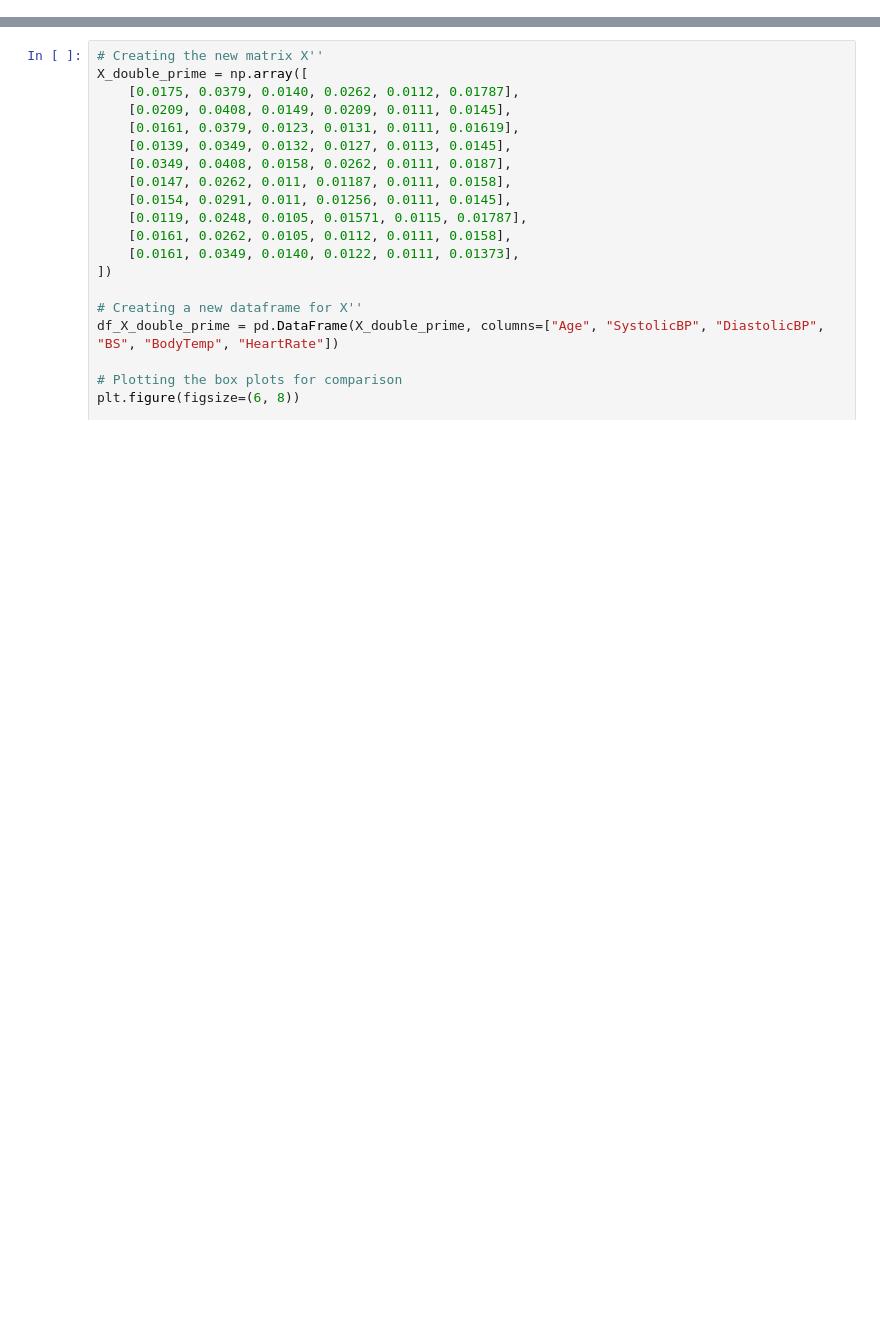
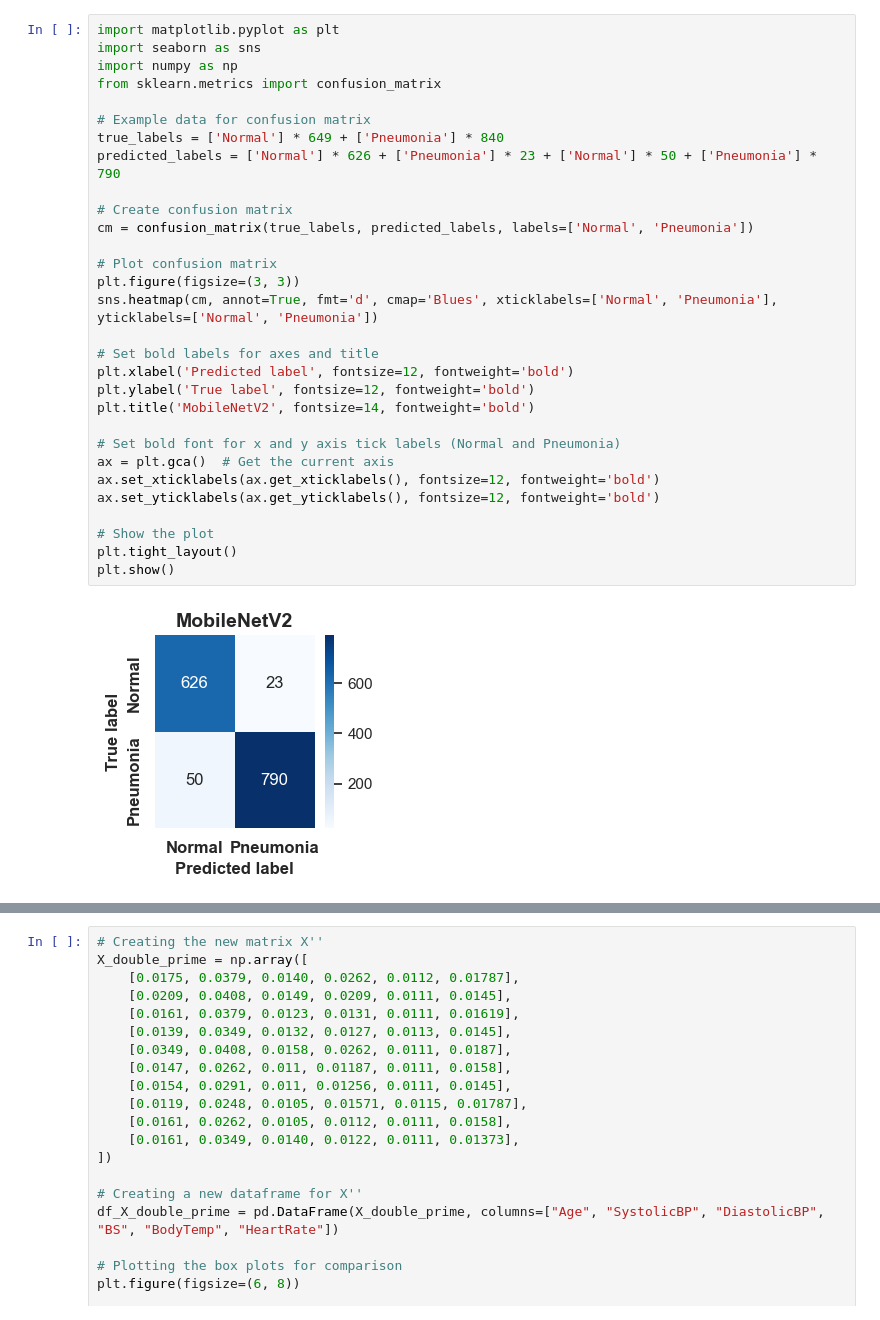
Before and after one commit to Iftekhar-mobin/depression_suicide_project, a Jupyter notebook: visualizer/chart_making.ipynb, the cells around one changed output, grey strips where cells are left out. Drawn from its saved outputs; the diff is of its cells as text; blank space fills up the shorter version.

```diff
--- a/visualizer/chart_making.ipynb
+++ b/visualizer/chart_making.ipynb
@@ -0,0 +47,32 @@
+# %%
+import matplotlib.pyplot as plt
+import seaborn as sns
+import numpy as np
+from sklearn.metrics import confusion_matrix
+
+# Example data for confusion matrix
+true_labels = ['Normal'] * 649 + ['Pneumonia'] * 840
+predicted_labels = ['Normal'] * 626 + ['Pneumonia'] * 23 + ['Normal'] * 50 + ['Pneumonia'] * 790
+
+# Create confusion matrix
+cm = confusion_matrix(true_labels, predicted_labels, labels=['Normal', 'Pneumonia'])
+
+# Plot confusion matrix
+plt.figure(figsize=(3, 3))
+sns.heatmap(cm, annot=True, fmt='d', cmap='Blues', xticklabels=['Normal', 'Pneumonia'], yticklabels=['Normal', 'Pneumonia'])
+
+# Set bold labels for axes and title
+plt.xlabel('Predicted label', fontsize=12, fontweight='bold')
+plt.ylabel('True label', fontsize=12, fontweight='bold')
+plt.title('MobileNetV2', fontsize=14, fontweight='bold')
+
+# Set bold font for x and y axis tick labels (Normal and Pneumonia)
+ax = plt.gca()  # Get the current axis
+ax.set_xticklabels(ax.get_xticklabels(), fontsize=12, fontweight='bold')
+ax.set_yticklabels(ax.get_yticklabels(), fontsize=12, fontweight='bold')
+
+# Show the plot
+plt.tight_layout()
+plt.show()
+# %% [output]
+[figure, added]
```
Also changed, not shown: parts of 4 cells of this notebook.
